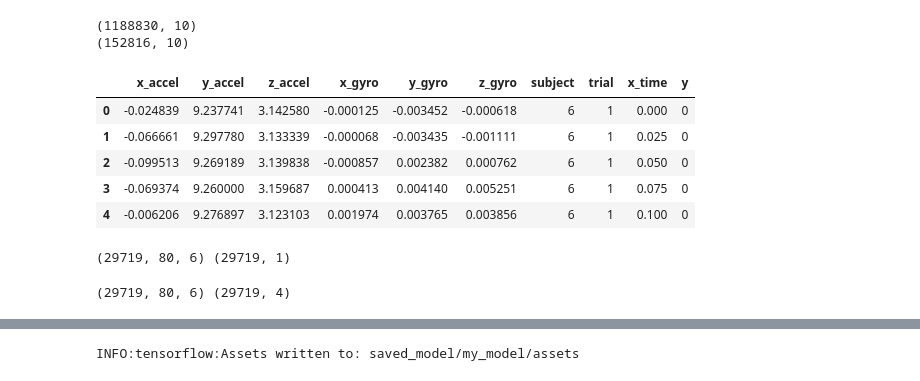
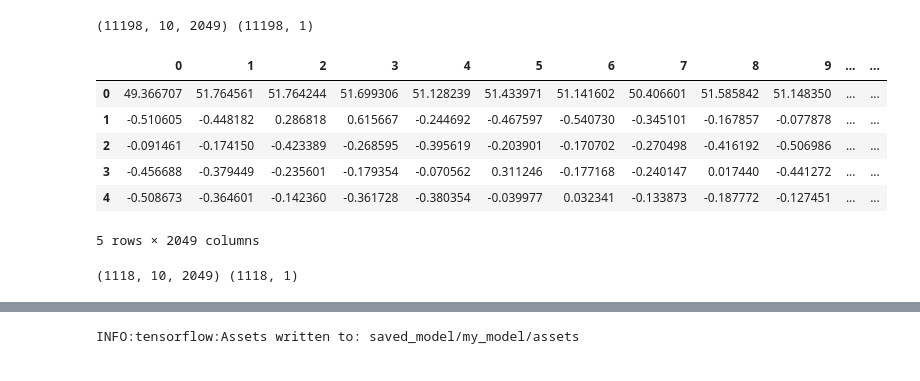
Before and after one commit to jwgerlach00/gunshot_sound_classification, a Jupyter notebook: tensorflow_bi_LSTM.ipynb, the cells around one changed output, grey strips where cells are left out. Cells and saved outputs as stored; diff of their text form; code cells hidden in the pictures.

```diff
--- a/tensorflow_bi_LSTM.ipynb
+++ b/tensorflow_bi_LSTM.ipynb
@@ -333,6 +245,5 @@ Examples:
 # %%
+df_train.dropna(axis=0, how='any', inplace=True)
 df_test.dropna(axis=0, how='any', inplace=True)
-df.dropna(axis=0, how='any', inplace=True)
-print(df.head())
-print(df.shape)
+print(df_train.shape)
 # %% [output]
@@ -353,17 +250,0 @@ print(df.shape)
-# %%
-df_train = df[df['subject'] != 6 ]
-df_val = df[df['subject'] == 6 ]
-print(df_train.shape)
-print(df_val.shape)
-# %% [output]
-(1188830, 10)
-(152816, 10)
-# %%
-df_val.head()
-# %% [output]
-|  | x_accel | y_accel | z_accel | x_gyro | y_gyro | z_gyro | subject | trial | x_time | y |
-| 0 | -0.024839 | 9.237741 | 3.142580 | -0.000125 | -0.003452 | -0.000618 | 6 | 1 | 0.000 | 0 |
-| 1 | -0.066661 | 9.297780 | 3.133339 | -0.000068 | -0.003435 | -0.001111 | 6 | 1 | 0.025 | 0 |
-| 2 | -0.099513 | 9.269189 | 3.139838 | -0.000857 | 0.002382 | 0.000762 | 6 | 1 | 0.050 | 0 |
-| 3 | -0.069374 | 9.260000 | 3.159687 | 0.000413 | 0.004140 | 0.005251 | 6 | 1 | 0.075 | 0 |
-| 4 | -0.006206 | 9.276897 | 3.123103 | 0.001974 | 0.003765 | 0.003856 | 6 | 1 | 0.100 | 0 |
@@ -374,18 +251,17 @@ y_data[y_data['subject'] == 6].to_csv('y_val_raw.csv')
 # %%
 from sklearn.preprocessing import RobustScaler
 
-scale_columns = ['x_accel', 'y_accel', 'z_accel','x_gyro','y_gyro','z_gyro']
+scale_columns = list(range(0,df_train.shape[1]-1))
 
 scaler = RobustScaler()
 
 scaler = scaler.fit(df_train[scale_columns])
 
 df_train.loc[:, scale_columns] = scaler.transform(df_train[scale_columns].to_numpy())
-df_val.loc[:, scale_columns] = scaler.transform(df_val[scale_columns].to_numpy())
+#df_val.loc[:, scale_columns] = scaler.transform(df_val[scale_columns].to_numpy())
 df_test.loc[:, scale_columns] = scaler.transform(df_test[scale_columns].to_numpy())
 # %%
 from scipy import stats
-
 def create_dataset(X, y, time_steps=1, step=1):
     Xs, ys = [], []
     for i in range(0, len(X) - time_steps, step):
@@ -394,32 +270,30 @@ def create_dataset(X, y, time_steps=1, step=1):
         Xs.append(v)
         ys.append(stats.mode(labels)[0][0])
     return np.array(Xs), np.array(ys).reshape(-1, 1)
-window_in_sec = 2
-stride_in_overlap = .5 # percentage of overlap between windows
-TIME_STEPS = int(window_in_sec*40)
-STEP = int(stride_in_overlap * TIME_STEPS)
+
 
 X_train, y_train = create_dataset(
     df_train[scale_columns],
     df_train['y'],
-    TIME_STEPS,
-    STEP
+    10,
+    5
 )
 
-X_val, y_val = create_dataset(
-    df_val[scale_columns],
-    df_val['y'],
-    TIME_STEPS,
-    STEP
+X_test, y_test = create_dataset(
+    df_test[scale_columns],
+    df_test['y'],
+    10,
+    5
 )
-
-X_test, dump = create_dataset(
-    df_test[scale_columns],
-    df_test['x_accel'],#this will be dumped,
-    TIME_STEPS,
-    STEP
-)
 # %%
 print(X_train.shape, y_train.shape)
+df_train[scale_columns].head()
 # %% [output]
-(29719, 80, 6) (29719, 1)
+(11198, 10, 2049) (11198, 1)
+|  | 0 | 1 | 2 | 3 | 4 | 5 | 6 | 7 | 8 | 9 | ... | ... |
+| 0 | 49.366707 | 51.764561 | 51.764244 | 51.699306 | 51.128239 | 51.433971 | 51.141602 | 50.406601 | 51.585842 | 51.148350 | ... | ... |
+| 1 | -0.510605 | -0.448182 | 0.286818 | 0.615667 | -0.244692 | -0.467597 | -0.540730 | -0.345101 | -0.167857 | -0.077878 | ... | ... |
+| 2 | -0.091461 | -0.174150 | -0.423389 | -0.268595 | -0.395619 | -0.203901 | -0.170702 | -0.270498 | -0.416192 | -0.506986 | ... | ... |
+| 3 | -0.456688 | -0.379449 | -0.235601 | -0.179354 | -0.070562 | 0.311246 | -0.177168 | -0.240147 | 0.017440 | -0.441272 | ... | ... |
+| 4 | -0.508673 | -0.364601 | -0.142360 | -0.361728 | -0.380354 | -0.039977 | 0.032341 | -0.133873 | -0.187772 | -0.127451 | ... | ... |
+5 rows × 2049 columns
@@ -435,5 +300,5 @@ y_val = enc.transform(y_val)
 # %%
-print(X_train.shape, y_train.shape)
+print(X_test.shape, y_test.shape)
 # %% [output]
-(29719, 80, 6) (29719, 4)
+(1118, 10, 2049) (1118, 1)
 # %%
```
Also changed, not shown: parts of 27 cells of this notebook.
